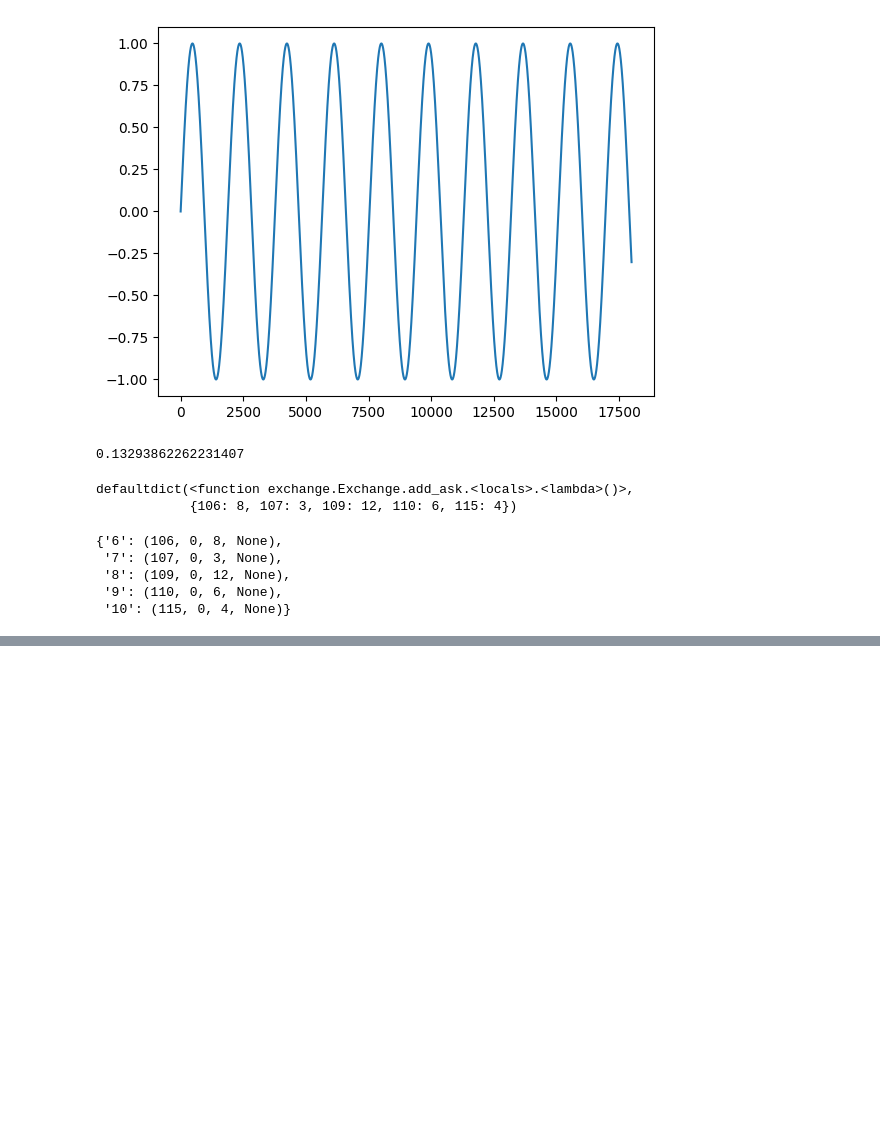
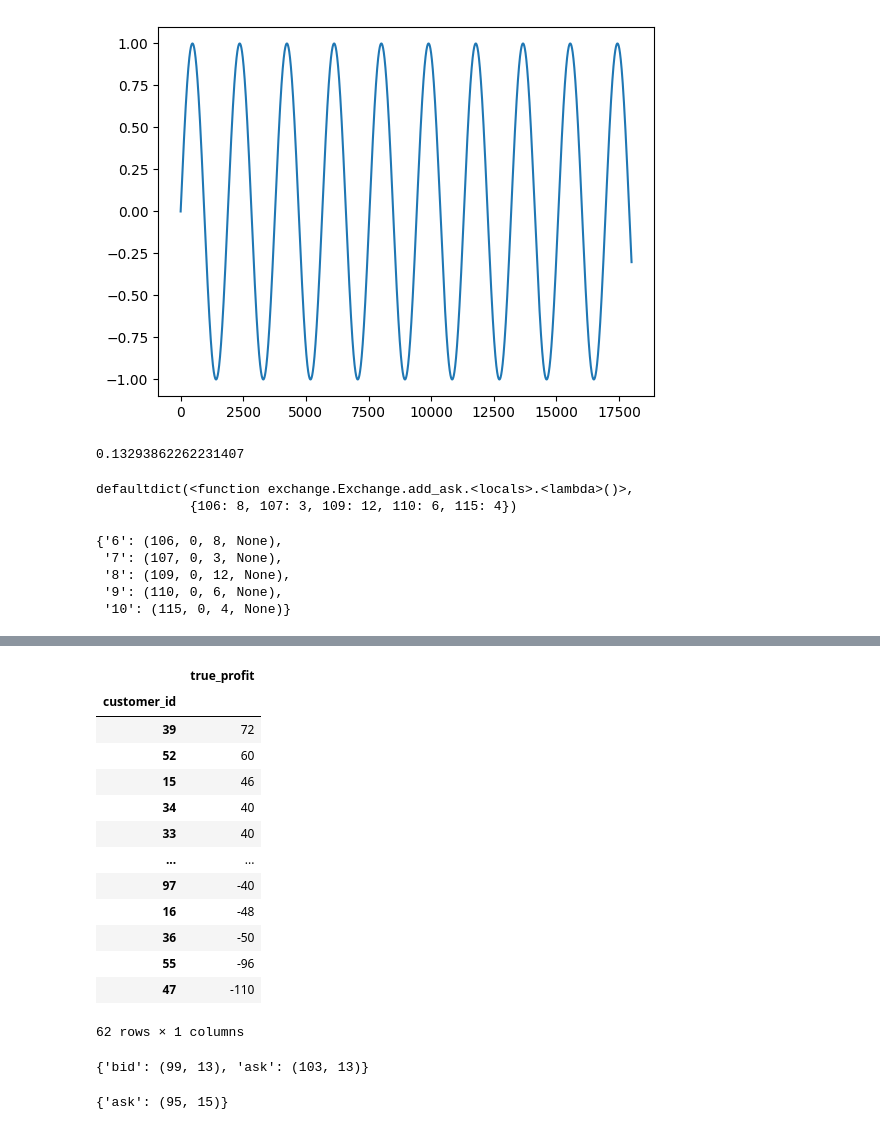
Before and after one commit to albertw-asf/marketSimulationIEOR174, a Jupyter notebook: simulation.ipynb, the cells around one changed output, grey strips where cells are left out. Drawn from its saved outputs; the diff is of its cells as text; code cells hidden in the pictures; blank space fills up the shorter version.

```diff
--- a/simulation.ipynb
+++ b/simulation.ipynb
@@ -191,0 +231,25 @@ show_exchange(e)
+# %%
+summary.groupby("customer_id").sum()[["true_profit"]].sort_values("true_profit", ascending=False)
+# %% [output]
+|  | true_profit |
+| customer_id |  |
+| 39 | 72 |
+| 52 | 60 |
+| 15 | 46 |
+| 34 | 40 |
+| 33 | 40 |
+| ... | ... |
+| 97 | -40 |
+| 16 | -48 |
+| 36 | -50 |
+| 55 | -96 |
+| 47 | -110 |
+62 rows × 1 columns
+# %%
+e.orders[39]
+# %% [output]
+{'bid': (99, 13), 'ask': (103, 13)}
+# %%
+e.orders[47]
+# %% [output]
+{'ask': (95, 15)}
```
Also changed, not shown: parts of 6 cells of this notebook, 2 other files.
